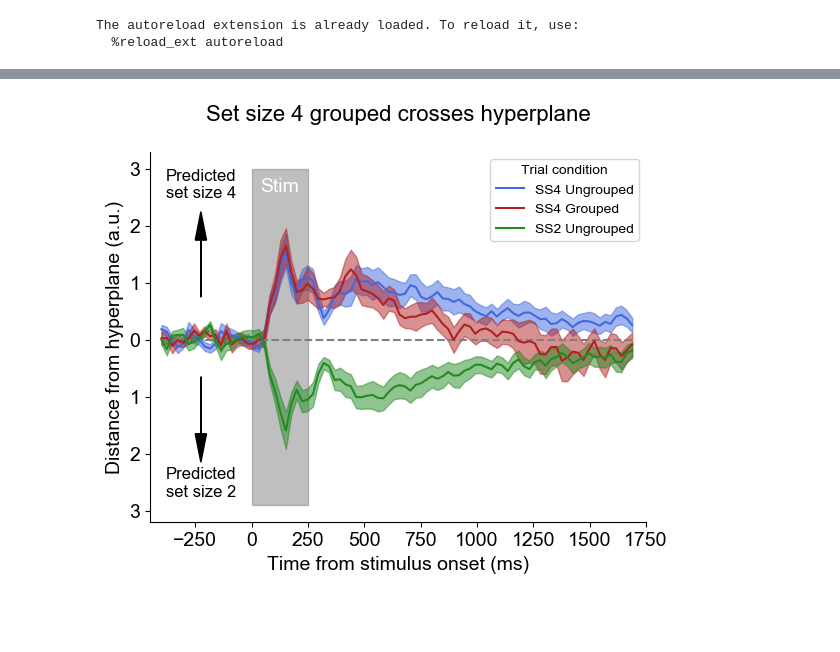
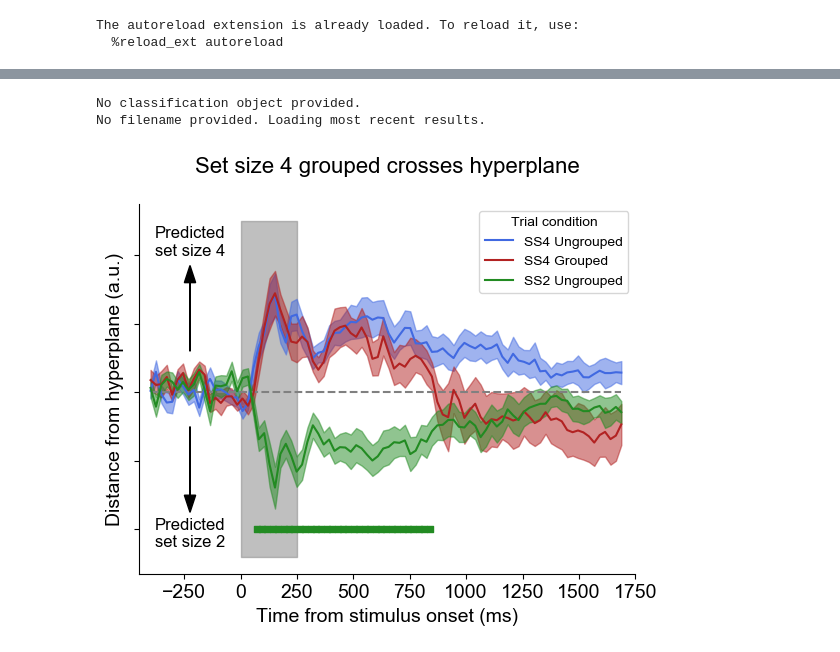
Before and after one commit to WilliamThyer/Thyer-et-al-2021, a Jupyter notebook: decode_load_colinearity_hyperplane.ipynb, the cells around one changed output, grey strips where cells are left out. Cells and saved outputs as stored; diff of their text form; code cells hidden in the pictures; blank space fills up the shorter version.

```diff
--- a/decode_load_colinearity_hyperplane.ipynb
+++ b/decode_load_colinearity_hyperplane.ipynb
@@ -19,8 +19,8 @@ exp = decode_eeg.Experiment(experiment_name,data_dir,test=False,info_variable_na
 # Classification parameters and setup
 time_window = 50
 time_step = 25
-trial_average = 15
-n_splits = 2
+trial_average = 20
+n_splits = 100
 #0: 2 grouped, 1: 2 ungrouped, 2: 4 grouped, 3: 4 ungrouped
 group_dict = {0:[1],1:[2],2:[3]}
 wrangl = decode_eeg.Wrangler(exp.info['times'],time_window,time_step,trial_average,n_splits,group_dict)
@@ -50,7 +50,12 @@ for isub in range(exp.nsub):
         y_test_shuffle = np.random.permutation(y_test)
 
         for X_train, X_test in wrangl.roll_over_time(X_train_all, X_test_all):
-            clfr.decode(X_train,X_test,y_train,y_test,y_test_shuffle,isub)
+
+            X_train, X_test = clfr.standardize(X_train, X_test)
+            clfr.classifier.fit(X_train, y_train)
+
+            clfr.acc[isub,wrangl.itime,wrangl.ifold] = clfr.classifier.score(X_test,y_test)
+            clfr.acc_shuff[isub,wrangl.itime,wrangl.ifold] = clfr.classifier.score(X_test,y_test_shuffle)
 
             # get confidence of classification for each trial bin. >0 means set size 4 is predicted.
             confidence_scores = clfr.classifier.decision_function(X_test)
@@ -64,4 +90,7 @@ interp.confidence_scores = clfr.confidence_scores
 # %%
 # Set up interp object and load pre-existing results. Skip if you ran previous cell.
 interp = decode_eeg.Interpreter()
-# interp.load_results()
+interp.load_results()
+# %% [output]
+No classification object provided.
+No filename provided. Loading most recent results.
@@ -80,8 +105,16 @@ def get_plot_line(a):
     upper,lower = mean + sem, mean - sem
     return mean, upper, lower
 # %%
+import scipy.stats as sista
+from statsmodels.stats.multitest import multipletests
+
+# Get means for each condition
+ss2u = np.mean(interp.confidence_scores,2)[:,:,0]
+ss4g = np.mean(interp.confidence_scores,2)[:,:,1]
+ss4u = np.mean(interp.confidence_scores,2)[:,:,2]
+
 # Plot confidence of classifier, which is proportional to distance from hyperplane.
-stim_lower,stim_upper = -2.9,3
+stim_lower,stim_upper = -2.4,2.5
 stim_time = [0,250]
 
 ax = plt.subplot(111)
@@ -98,36 +131,55 @@ med, upper, lower = get_plot_line(ss4g)
 ax.plot(interp.t,med,colors[1],label = 'SS4 Grouped')
 ax.fill_between(interp.t,upper,lower, color=colors[1], alpha=.5)
 
 med, upper, lower = get_plot_line(ss2u)
 ax.plot(interp.t,med,colors[2],label = 'SS2 Ungrouped')
 ax.fill_between(interp.t,upper,lower, color=colors[2], alpha=.5)
 
 plt.legend(title='Trial condition',loc='upper right')
 
 # aesthetics
 ax.spines['right'].set_visible(False)
 ax.spines['top'].set_visible(False)
 ax.yaxis.set_ticks_position('left')
 ax.xaxis.set_ticks_position('bottom')
-plt.yticks(np.arange(-3,4,1),labels=[3,2,1,0,1,2,3])
+plt.yticks(np.arange(-3,4,1),labels=['','','','','','',''])
 plt.setp(ax.get_xticklabels(), fontsize=14)
 plt.setp(ax.get_yticklabels(), fontsize=14)
 
 plt.xlim(-450,1750)
 # plt.ylim([-4,4])
 
 # labelling
 plt.title('Set size 4 grouped crosses hyperplane\n',fontsize=16)
 plt.xlabel('Time from stimulus onset (ms)', fontsize=14)
 plt.ylabel('Distance from hyperplane (a.u.)', fontsize=14)
 
-plt.text(-225,-2.75,'Predicted\nset size 2',fontsize=12,ha='center')
-plt.text(-225,2.5,'Predicted\nset size 4',fontsize=12,ha='center')
+plt.text(-225,-2.25,'Predicted\nset size 2',fontsize=12,ha='center')
+plt.text(-225,2,'Predicted\nset size 4',fontsize=12,ha='center')
 plt.text(125,2.6,'Stim',fontsize=14,ha='center',c='white')
-plt.arrow(-225,.75,0,1, head_width=50, head_length=.5,color='k')
-plt.arrow(-225,-.65,0,-1,head_width=50, head_length=.5,color='k')
+plt.arrow(-225,.6,0,1, head_width=50, head_length=.25,color='k')
+plt.arrow(-225,-.5,0,-1,head_width=50, head_length=.25,color='k')
+
+# Significance testing
+p_44 = np.zeros(len(interp.t[interp.t>0]))
+p_24 = np.zeros(len(interp.t[interp.t>0]))
+# only test on timepoints after stimulus onset
+for i,t in enumerate(np.arange(len(interp.t))[interp.t>0]):
+    # one-sided paired ttest
+    _,p_44[i] = sista.ttest_rel(a=ss4u[:,t],b=ss4g[:,t],alternative='greater')
+    _,p_24[i] = sista.ttest_rel(a=ss2u[:,t],b=ss4g[:,t],alternative='less')
+# Use Benjamini-Hochberg procedure for multiple comparisons, defaults to FDR of .05
+_,corrected_p_44,_,_ = multipletests(p_44,method='fdr_bh')
+_,corrected_p_24,_,_ = multipletests(p_24,method='fdr_bh')
+sig05_44 = corrected_p_44 < .05
+sig05_24 = corrected_p_24 < .05
+
+plt.scatter(interp.t[interp.t>0][sig05_44]-10, np.ones(sum(sig05_44))*(2),
+            marker = 's', s=22, c = 'royalblue',label='p < .05')
+plt.scatter(interp.t[interp.t>0][sig05_24]-10, np.ones(sum(sig05_24))*(-2),
+            marker = 's', s=22, c = 'forestgreen',label='p < .05')
 
 plt.savefig('colinearity_hyperplane.png',dpi=500)
 plt.show()
 # %% [output]
-[figure, old version]
+[figure, new version]
```
Also changed, not shown: parts of 2 cells of this notebook.
